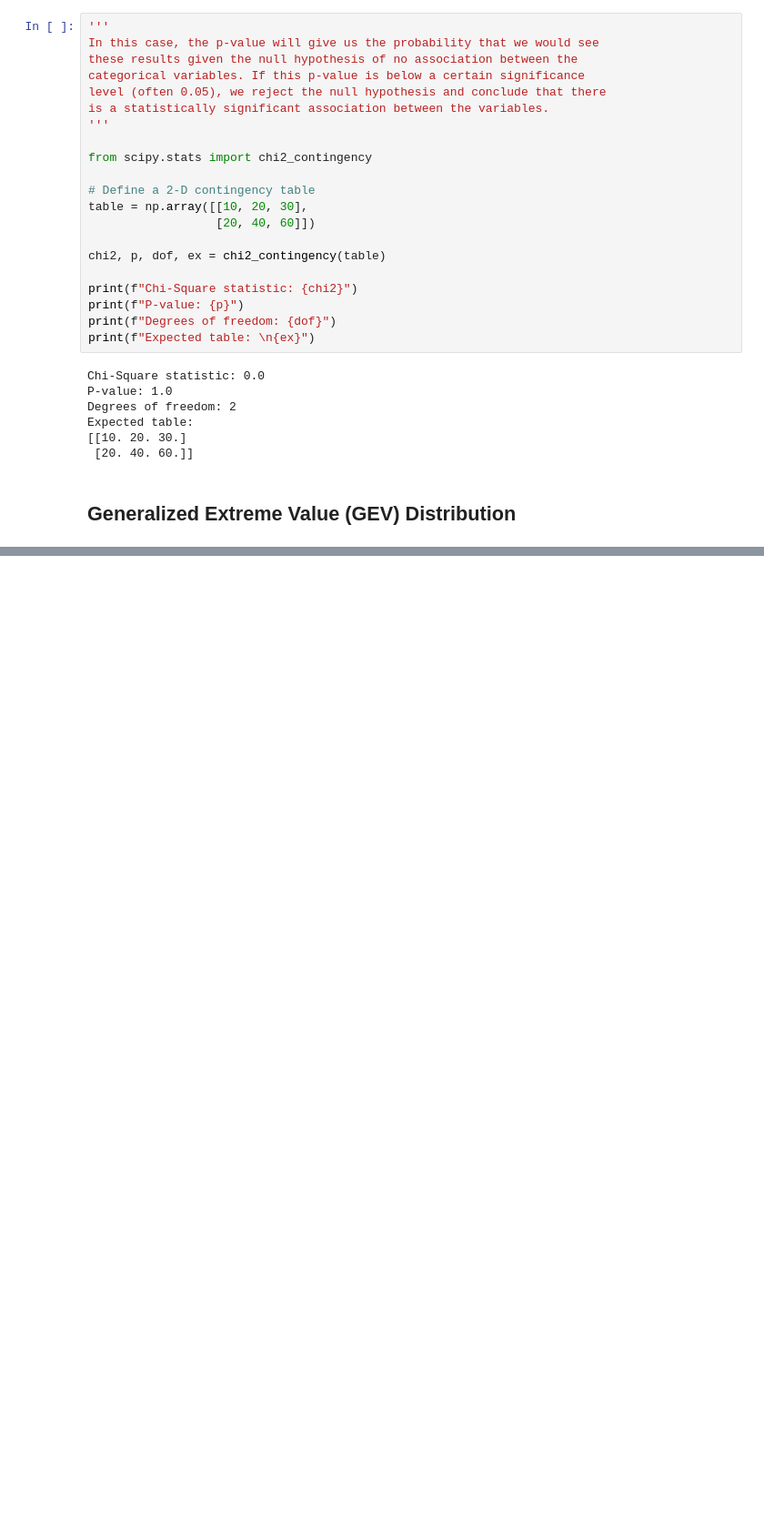
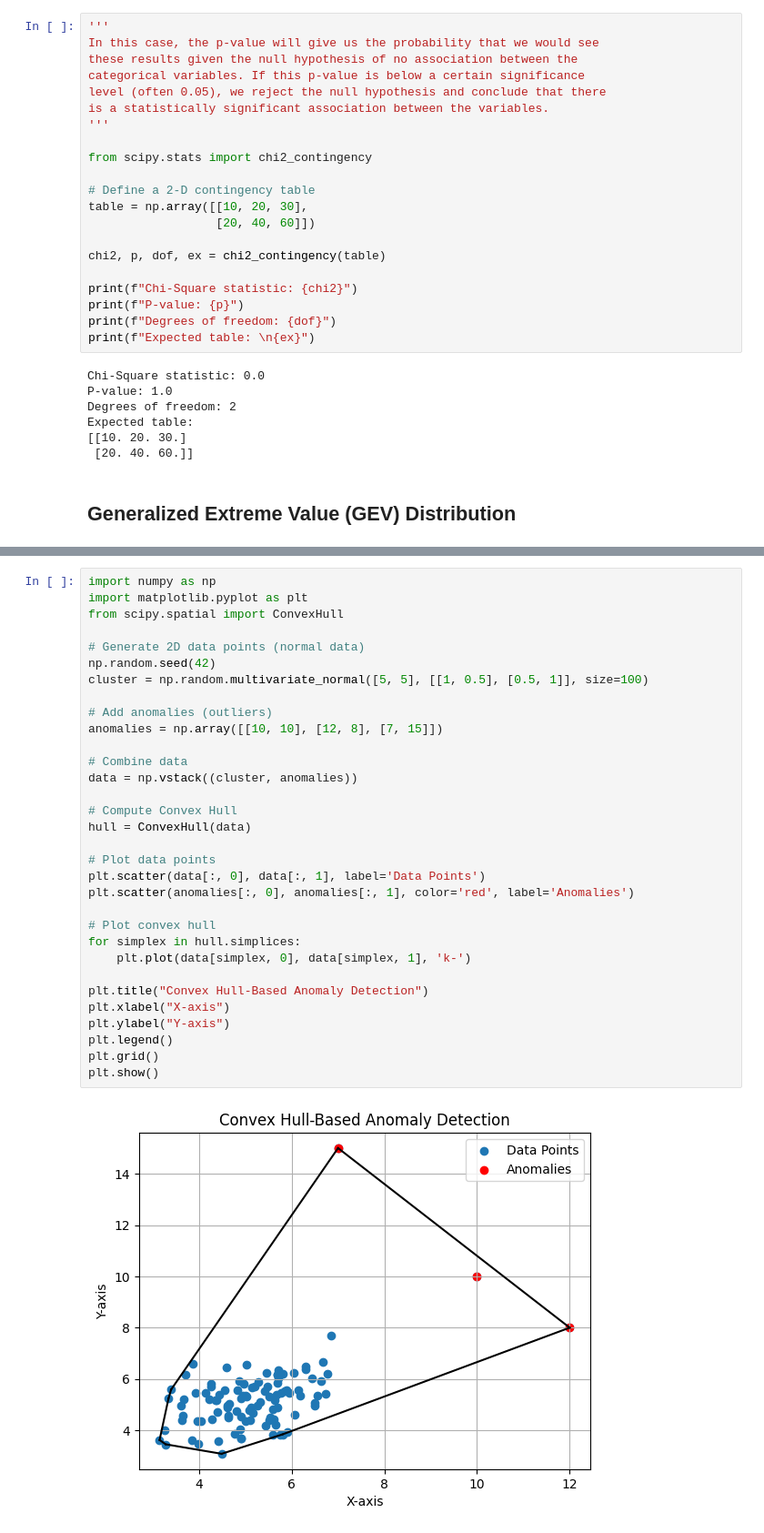
Before and after one commit to mghasemi19/Anomaly-detection-HEP, a Jupyter notebook: Tutorial1.ipynb, the cells around one changed output, grey strips where cells are left out. Shown: that part at 91% size. Saved outputs shown, nothing was run; the diff lists cells and outputs as text; blank space fills up the shorter version.

```diff
--- a/Tutorial1.ipynb
+++ b/Tutorial1.ipynb
@@ -387,0 +416,34 @@ Scale parameter (s): 5.186148872789918
+# %%
+import numpy as np
+import matplotlib.pyplot as plt
+from scipy.spatial import ConvexHull
+
+# Generate 2D data points (normal data)
+np.random.seed(42)
+cluster = np.random.multivariate_normal([5, 5], [[1, 0.5], [0.5, 1]], size=100)
+
+# Add anomalies (outliers)
+anomalies = np.array([[10, 10], [12, 8], [7, 15]])
+
+# Combine data
+data = np.vstack((cluster, anomalies))
+
+# Compute Convex Hull
+hull = ConvexHull(data)
+
+# Plot data points
+plt.scatter(data[:, 0], data[:, 1], label='Data Points')
+plt.scatter(anomalies[:, 0], anomalies[:, 1], color='red', label='Anomalies')
+
+# Plot convex hull
+for simplex in hull.simplices:
+    plt.plot(data[simplex, 0], data[simplex, 1], 'k-')
+
+plt.title("Convex Hull-Based Anomaly Detection")
+plt.xlabel("X-axis")
+plt.ylabel("Y-axis")
+plt.legend()
+plt.grid()
+plt.show()
+# %% [output]
+[figure, added]
```
Also changed, not shown: parts of 9 cells of this notebook.
